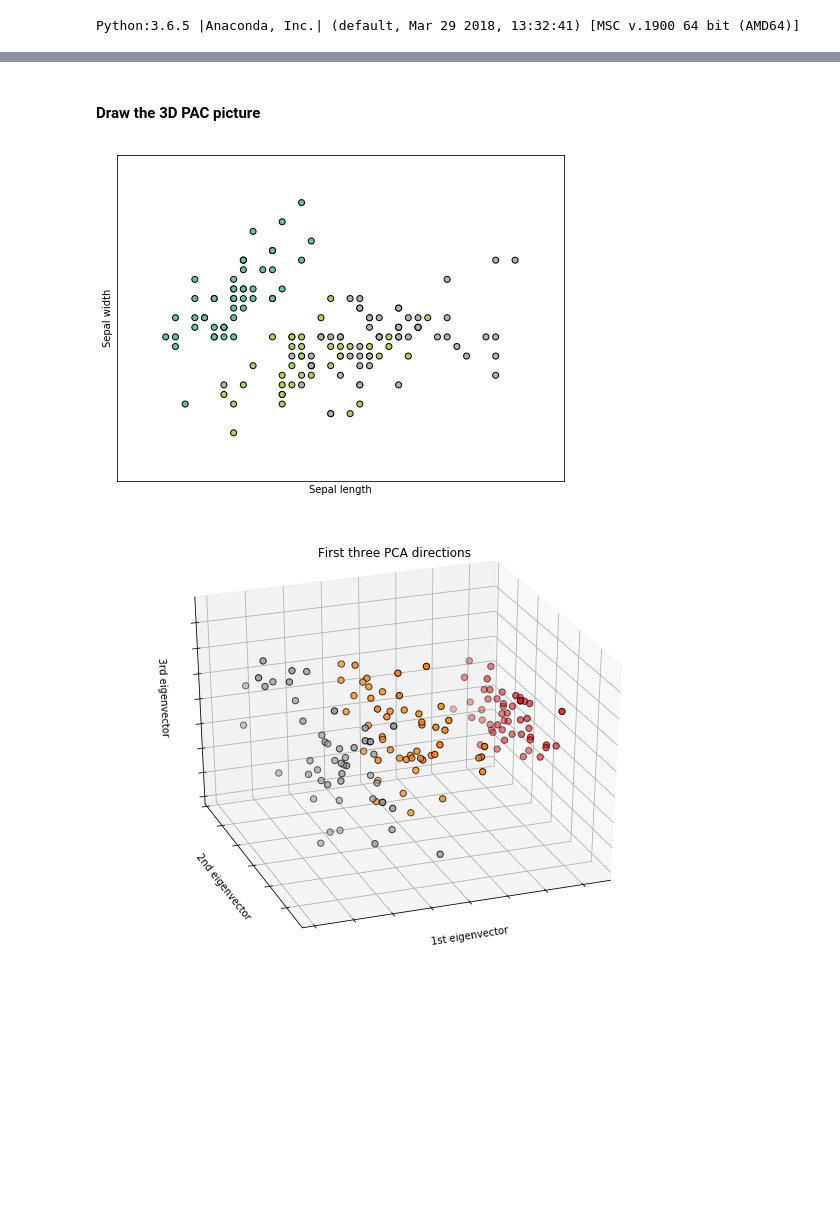
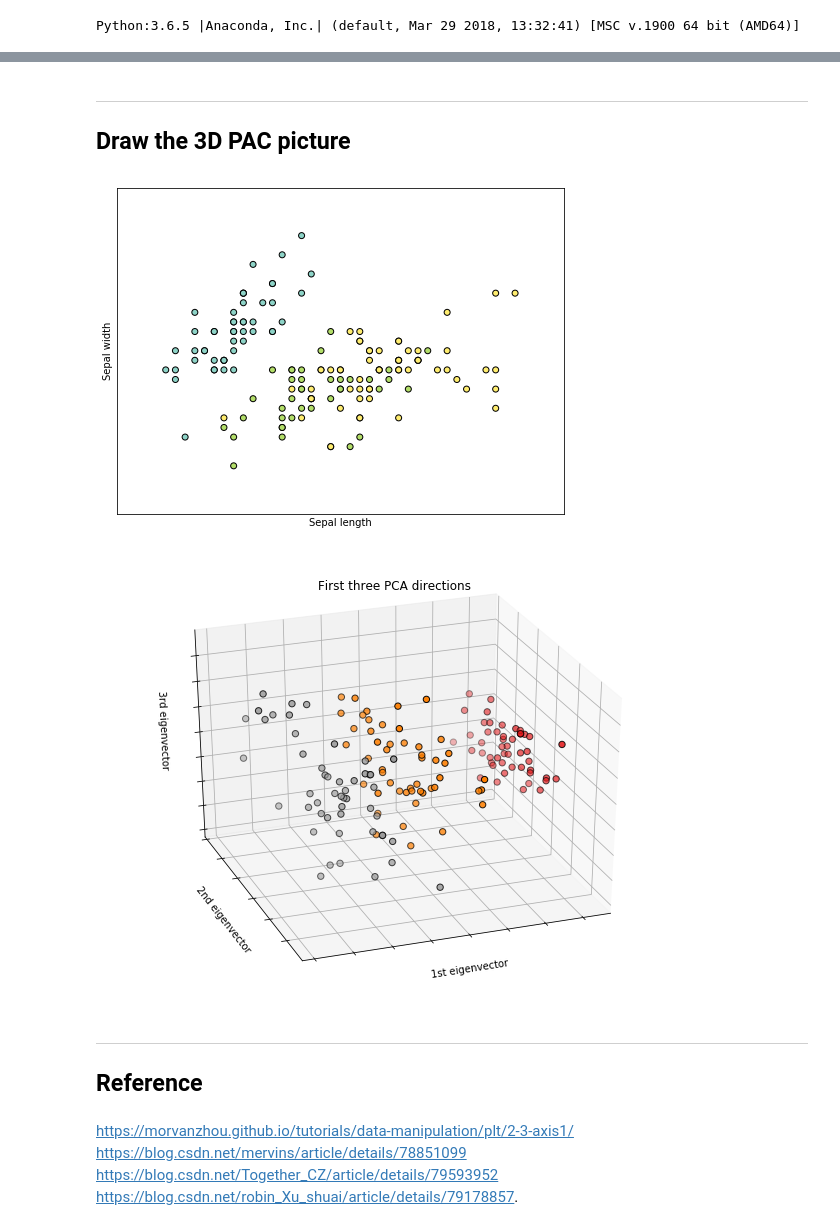
Before and after one commit to Tianle97/-Emerging-Thecnology-Project, a Jupyter notebook: iris-dataset.ipynb, the cells around one changed output, grey strips where cells are left out. Saved outputs shown, nothing was run; the diff lists cells and outputs as text; code cells hidden in the pictures; blank space fills up the shorter version.

```diff
--- a/iris-dataset.ipynb
+++ b/iris-dataset.ipynb
@@ -47,5 +103,6 @@ print(df)
 # %% [markdown]
-#### Draw the 3D PAC picture
+***
+## Draw the 3D PAC picture
 # %%
 #import the packages
 import matplotlib.pyplot as plt
@@ -70,40 +127,53 @@ plt.figure(1, figsize=(8, 6))
 plt.clf()
 
 # Plot the training points and set the color
-plt.scatter(X[:, 0], X[:, 1], c=y, cmap=plt.cm.Set2, edgecolor='k')
+# The green present iris-setosa, the blue present iris-versicolor, the yellow present iris-virginica
+plt.scatter(X[:, 0], X[:, 1], c=y, cmap=plt.cm.Set3, edgecolor='k')
 # Set xAxis and yAxis label to'Sepal length' and 'Sepal width' respectively.
 plt.xlabel('Sepal length')
 plt.ylabel('Sepal width')
 
 # Set the range of x and y
+# 使用plt.xlim设置x坐标轴范围
 plt.xlim(x_min, x_max)
 plt.ylim(y_min, y_max)
 
 # Not display the engraving of the x-axis and y-axis
 plt.xticks(())
 plt.yticks(())
 
 # To getter a better understanding of interaction of the dimensions
 # plot the first three PCA dimensions
 fig = plt.figure(2, figsize=(8, 6))
+
 # Set the 3D picture
 ax = Axes3D(fig, elev=-150, azim=110)
+
 # Make the dimensions reduce to 3 use by PCA algorithm
 X_reduced = PCA(n_components=3).fit_transform(iris.data)
 
 # Set x,y,z axis and color and size.
 ax.scatter(X_reduced[:, 0], X_reduced[:, 1], X_reduced[:, 2], c=y,
            cmap=plt.cm.Set1, edgecolor='k', s=40)
 #Set name tp Title , x_label ,y_label, and z_label
 ax.set_title("First three PCA directions")
 ax.set_xlabel("1st eigenvector")
 ax.w_xaxis.set_ticklabels([])
 ax.set_ylabel("2nd eigenvector")
 ax.w_yaxis.set_ticklabels([])
 ax.set_zlabel("3rd eigenvector")
 ax.w_zaxis.set_ticklabels([])
 
 plt.show()
 # %% [output]
-[figure, old version]
+[figure, new version]
 [figure]
+# %% [markdown]
+***
+
+## Reference
+# %% [markdown]
+https://morvanzhou.github.io/tutorials/data-manipulation/plt/2-3-axis1/
+https://blog.csdn.net/mervins/article/details/78851099
+https://blog.csdn.net/Together_CZ/article/details/79593952
+https://blog.csdn.net/robin_Xu_shuai/article/details/79178857.
```
Also changed, not shown: parts of 8 cells of this notebook.
